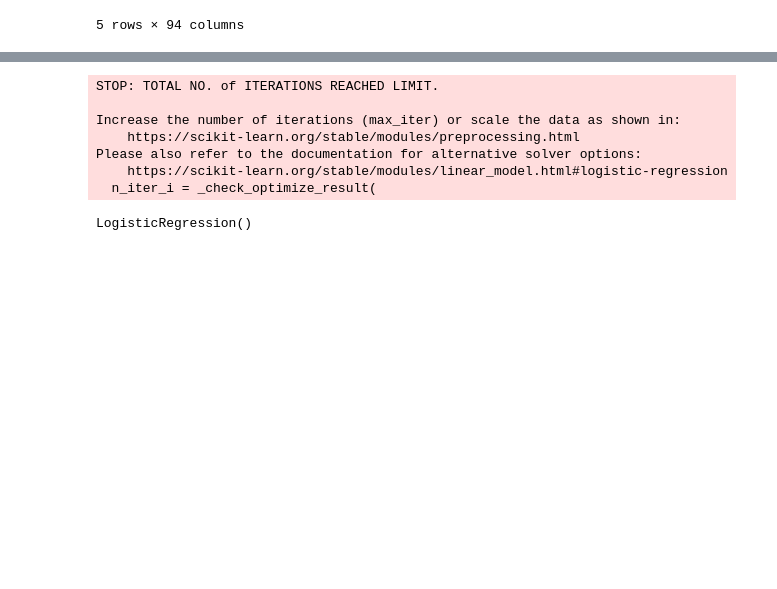
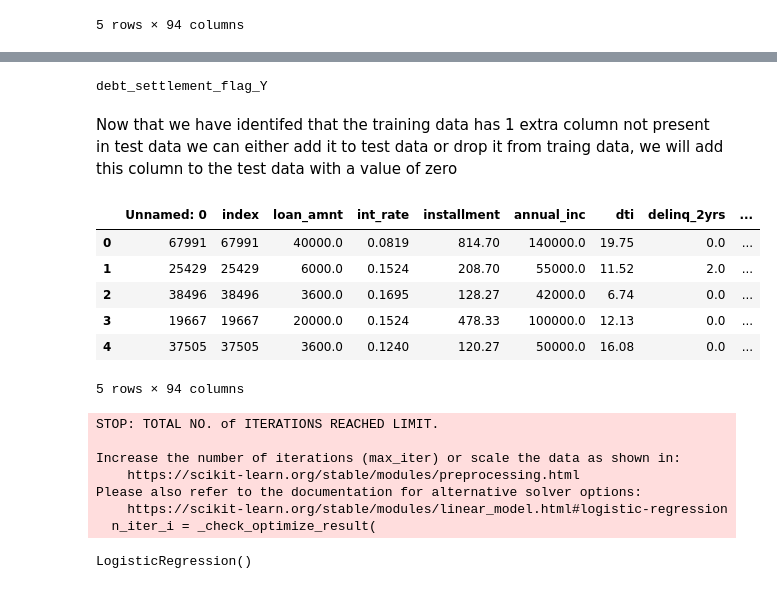
Before and after one commit to couma-dev/Machine_Learning_Challenge, a Jupyter notebook: Credit Risk Evaluator.ipynb, the cells around one changed output, grey strips where cells are left out. Saved outputs shown, nothing was run; the diff lists cells and outputs as text; code cells hidden in the pictures; blank space fills up the shorter version.

```diff
--- a/Credit Risk Evaluator.ipynb
+++ b/Credit Risk Evaluator.ipynb
@@ -59,4 +81,28 @@ X_test.head()
 # %%
 # add missing dummy variables to testing set
+
+traindatacols = X_train.columns
+testdatacols = X_test.columns
+for i in traindatacols:
+    if i not in testdatacols:
+        print(i)
+    else:
+        pass
+# %% [output]
+debt_settlement_flag_Y
+# %% [markdown]
+Now that we have identifed that the training data has 1 extra column not present in test data we can either add it to test data or drop it from traing data, we will add this column to the test data with a value of zero
+# %%
+X_test['debt_settlement_flag_Y'] = 0
+# %%
+X_test.head()
+# %% [output]
+|  | Unnamed: 0 | index | loan_amnt | int_rate | installment | annual_inc | dti | delinq_2yrs | ... |
+| 0 | 67991 | 67991 | 40000.0 | 0.0819 | 814.70 | 140000.0 | 19.75 | 0.0 | ... |
+| 1 | 25429 | 25429 | 6000.0 | 0.1524 | 208.70 | 55000.0 | 11.52 | 2.0 | ... |
+| 2 | 38496 | 38496 | 3600.0 | 0.1695 | 128.27 | 42000.0 | 6.74 | 0.0 | ... |
+| 3 | 19667 | 19667 | 20000.0 | 0.1524 | 478.33 | 100000.0 | 12.13 | 0.0 | ... |
+| 4 | 37505 | 37505 | 3600.0 | 0.1240 | 120.27 | 50000.0 | 16.08 | 0.0 | ... |
+5 rows × 94 columns
 # %%
 # Train the Logistic Regression model on the unscaled data and print the model score
```
Also changed, not shown: parts of 28 cells of this notebook.
